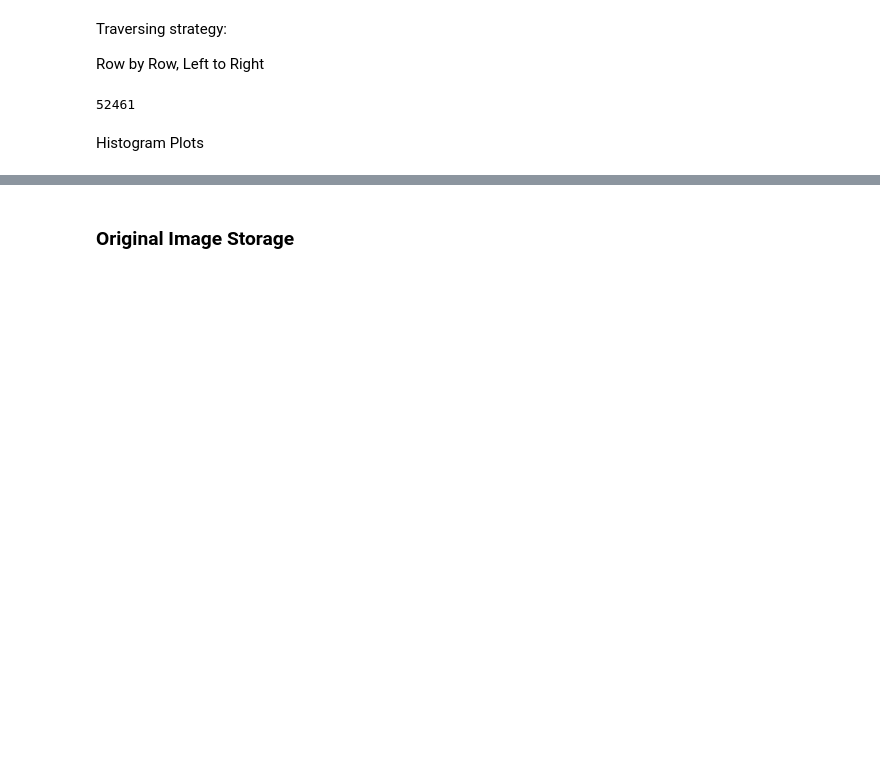
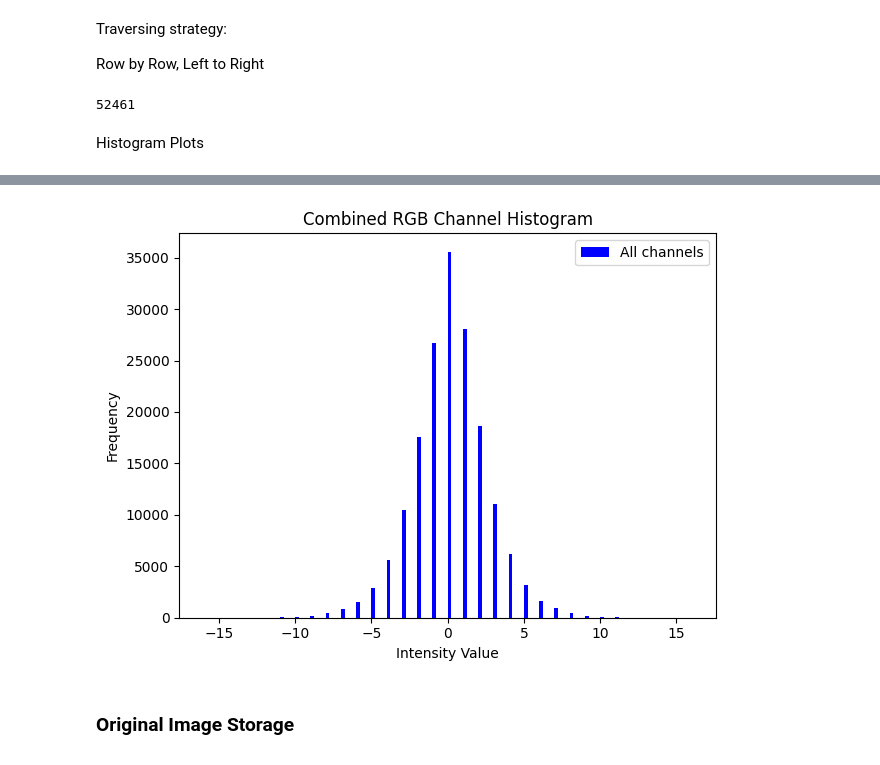
Before and after one commit to suman1209/robotics_dataset_compression, a Jupyter notebook: research/histogram.ipynb, the cells around one changed output, grey strips where cells are left out. Drawn from its saved outputs; the diff is of its cells as text; code cells hidden in the pictures; blank space fills up the shorter version.

```diff
--- a/research/histogram.ipynb
+++ b/research/histogram.ipynb
@@ -107,16 +107,18 @@ b.shape = (180, 320)
 [figure]
 # %%
 # plot for all channels
-plt.hist(r.ravel(), bins=256, color='red', alpha=0.5, label='Red Channel')
-plt.hist(g.ravel(), bins=256, color='green', alpha=0.5, label='Green Channel')
-plt.hist(b.ravel(), bins=256, color='blue', alpha=0.5, label='Blue Channel')
+plt.hist(diff.ravel(), bins=128, color='blue',  label='All channels')
+# plt.hist(g.ravel(), bins=256, color='green', alpha=0.5, label='Green Channel')
+# plt.hist(b.ravel(), bins=256, color='blue', alpha=0.5, label='Blue Channel')
 
 plt.title('Combined RGB Channel Histogram')
 plt.xlabel('Intensity Value')
 plt.ylabel('Frequency')
 plt.legend()
 plt.tight_layout()
 plt.show()
+# %% [output]
+[figure, added]
 # %% [markdown]
 ### Original Image Storage
 
```
Also changed, not shown: parts of 1 cell of this notebook.
